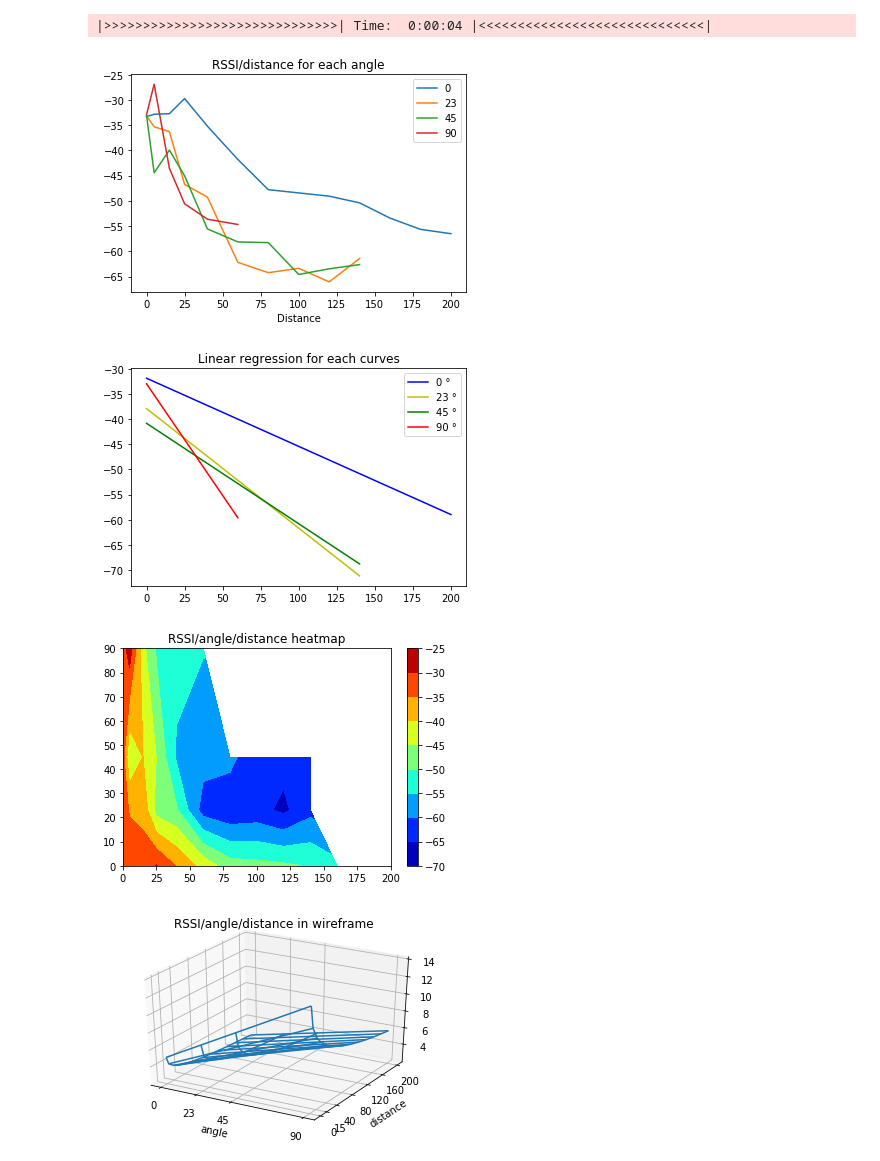
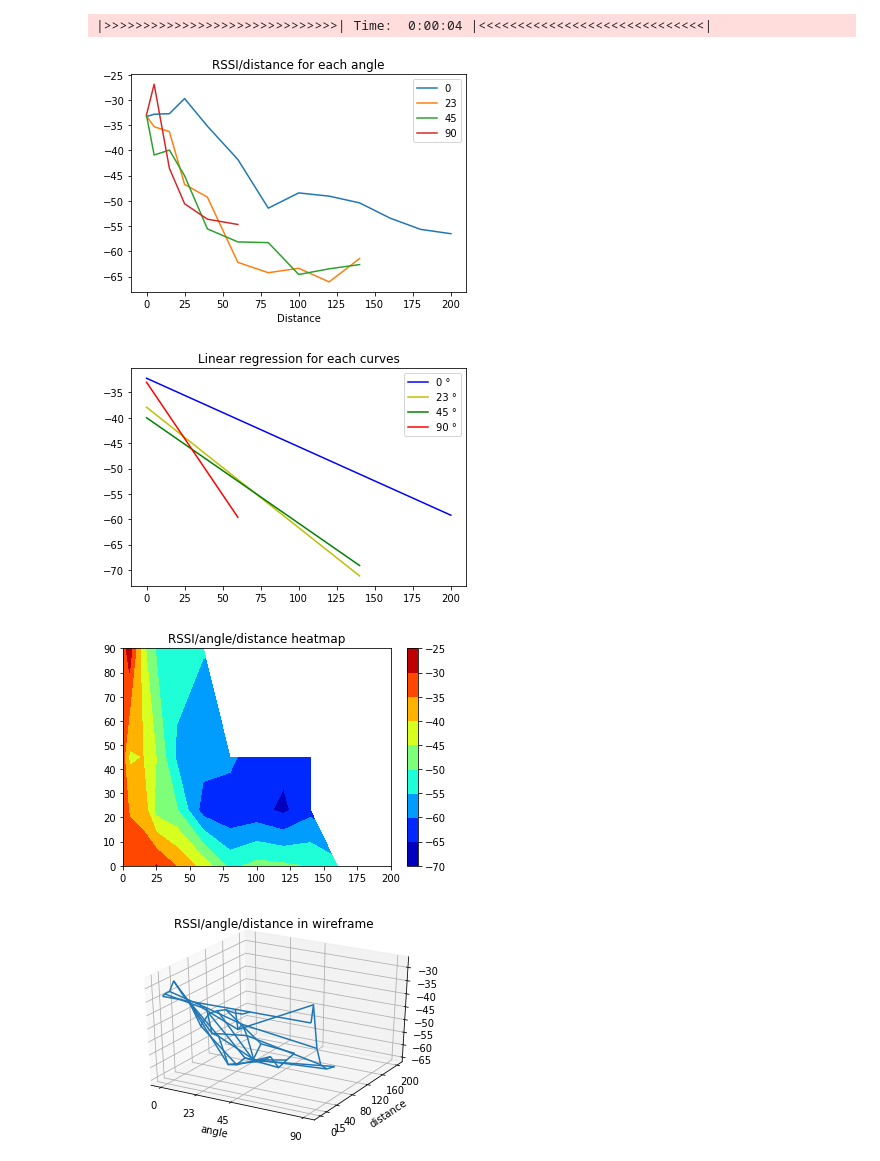
Before and after one commit to LaurentGENTY/LIARA-RFID-data-retrieving, a Jupyter notebook: WebSocketClient/WebSocketClient/bin/Debug/generate/generateScript.ipynb, the cells around one changed output. Saved outputs shown, nothing was run; the diff lists cells and outputs as text; code cells hidden in the pictures.

Commit message:
True graphs and stuffs

```diff
--- a/WebSocketClient/WebSocketClient/bin/Debug/generate/generateScript.ipynb
+++ b/WebSocketClient/WebSocketClient/bin/Debug/generate/generateScript.ipynb
@@ -62,7 +62,7 @@ def finalDataExist() :
 def verifyFiles() :
 
     ok = False
-    print("Which object do you want to use to generate data ?\n")
+    print("\nWhich object do you want to use to generate data ?")
 
     while(ok is False):
 
@@ -163,15 +163,15 @@ def generation2DDistanceAngle() :
 
 def generationWireFrame() :
 
-    raw_data = np.loadtxt('data/finalData.csv', delimiter=';', dtype=np.string_)
+    df= pd.read_csv('data/finalData.csv', sep=';')
+    df.index = df.Distance
+    del df['Distance']
+    raw_data = df
 
-    angle    = raw_data[0 , 1:].astype(float)
-    distance = raw_data[1:, 0 ].astype(float)
-    data     = raw_data[1:, 1:].astype(float)
+    angle    = raw_data.columns.values.astype(float)
+    distance = raw_data.index.values.astype(float)
 
-
-    #Données à l'intérieur de la matrice
-    data = (50 + angle[np.newaxis,:]) / (10 + np.sqrt(distance[:,np.newaxis]))
+    data = raw_data.values
 
     #Setup du plot
     fig = plt.figure()
@@ -263,7 +263,7 @@ def chooseAntenna() :
 
     #Fonction qui permet de choisir de générer les données pour une antenne
     ok = False
-    print("Which antenna do you want to choose to extract the data ?\n")
+    print("\nWhich antenna do you want to choose to extract the data ?")
 
     antennas = [1,2,3,4,5,6,7,8]
 
@@ -315,7 +315,7 @@ def reformatCSV(filePath) :
 
 #IN CASE OF UNINTENDED INTERRUPTION OF THE SCRIPT : PLEASE UNCOMMENT THE NEXT LINE WITH THE GOOD PATH
 # ---------- 'C:/path/to/add/WebSocketClientCSharp/WebSocketClient/WebSocketClient/bin/Debug/generate' ----------
-os.chdir('C:/Users/laure/WebSocketClientCSharp/WebSocketClient/WebSocketClient/bin/Debug/generate')
+#os.chdir('C:/Users/laure/WebSocketClientCSharp/WebSocketClient/WebSocketClient/bin/Debug/generate')
 
 #On change le directory
 getPath()
@@ -475,6 +474,6 @@ Which antenna do you want to choose to extract the data ?
 >> Antenna 1
 |>>>>>>>>>>>>>>>>>>>>>>>>>>>>>>| Time:  0:00:04 |<<<<<<<<<<<<<<<<<<<<<<<<<<<<<|
-[figure, old version]
+[figure, new version]
-[figure, old version]
+[figure, new version]
-[figure, old version]
+[figure, new version]
-[figure, old version]
+[figure, new version]
```
Also changed, not shown: 45 other files.
